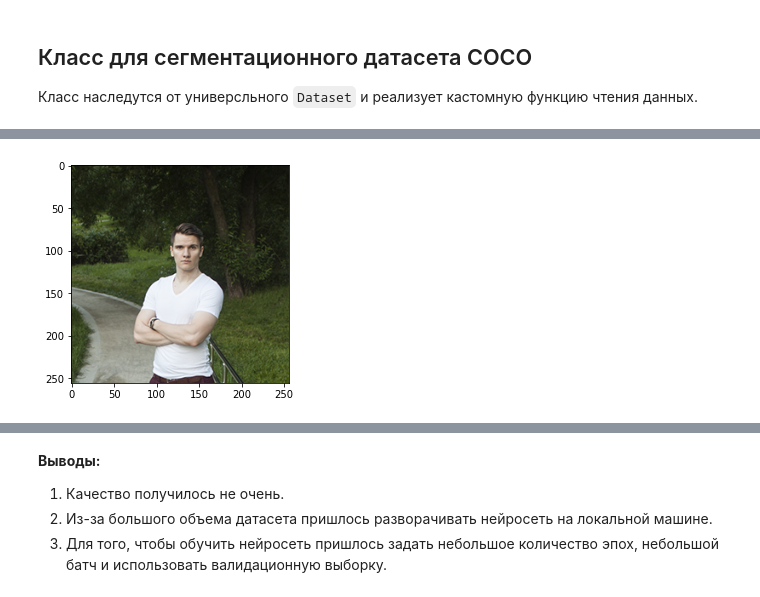
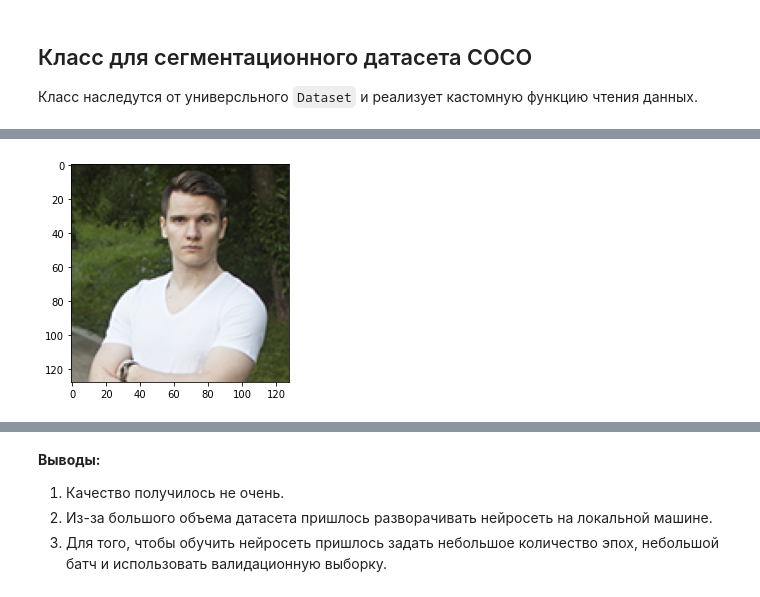
Before and after one commit to superbe/deep_learning_in_computer_vision, a Jupyter notebook: Lesson 4/COCO.ipynb, the cells around one changed output, grey strips where cells are left out. Cells and saved outputs as stored; diff of their text form; code cells hidden in the pictures.

```diff
--- a/Lesson 4/COCO.ipynb
+++ b/Lesson 4/COCO.ipynb
@@ -229,9 +229,9 @@ Epoch 12/12
 # %%
-img = imageio.imread('me_256.png')
+img = imageio.imread('me_128.png')
 img = img.astype(np.float32) / 255.
 _=plt.imshow(img)
 # %% [output]
-[figure, old version]
+[figure, new version]
 # %%
 train_x = np.stack((img, img[:,::-1,:]))
 # %%
```
Also changed, not shown: parts of 7 cells of this notebook, 2 other files.
